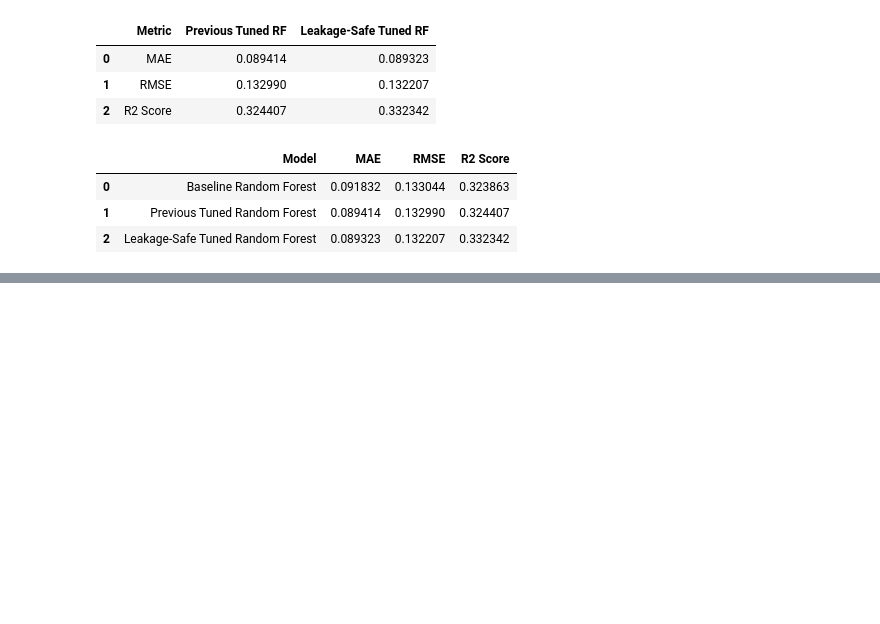
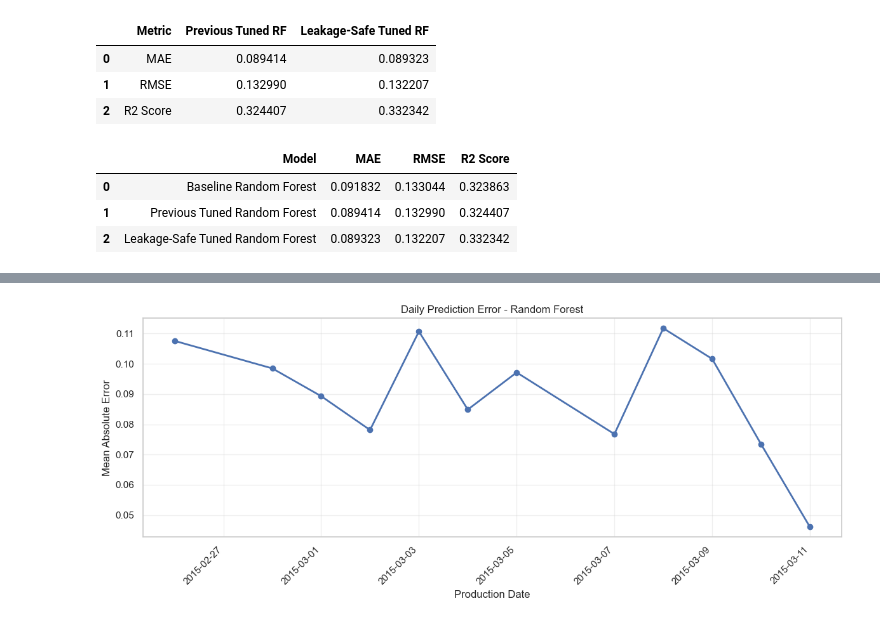
Before and after one commit to sanda620/garment-productivity-prediction, a Jupyter notebook: notebooks/02_data_preprocessing.ipynb, the cells around one changed output, grey strips where cells are left out. Cells and saved outputs as stored; diff of their text form; code cells hidden in the pictures; blank space fills up the shorter version.

```diff
--- a/notebooks/02_data_preprocessing.ipynb
+++ b/notebooks/02_data_preprocessing.ipynb
@@ -561,0 +715,15 @@ display(model_comparison)
+# %%
+evaluation_df["Date"] = pd.to_datetime(
+    pd.read_csv("../data/raw/garment_productivity.csv")["date"],
+    format="%m/%d/%Y"
+).loc[y_test.index].values
+
+daily_performance = evaluation_df.groupby("Date").apply(
+    lambda group: pd.Series({
+        "MAE": mean_absolute_error(group["Actual"], group["Predicted"]),
+        "RMSE": np.sqrt(mean_squared_error(group["Actual"], group["Predicted"])),
+        "Records": len(group)
+    })
+)
+
+daily_performance.head(10)
@@ -561,0 +743,18 @@ display(model_comparison)
+# %%
+plt.figure(figsize=(12, 5))
+
+daily_performance["MAE"].plot(
+    marker="o",
+    linewidth=2
+)
+
+plt.title("Daily Prediction Error - Random Forest")
+plt.xlabel("Production Date")
+plt.ylabel("Mean Absolute Error")
+plt.xticks(rotation=45)
+plt.grid(alpha=0.3)
+
+plt.tight_layout()
+plt.show()
+# %% [output]
+[figure, added]
```
Also changed, not shown: parts of 9 cells of this notebook.
